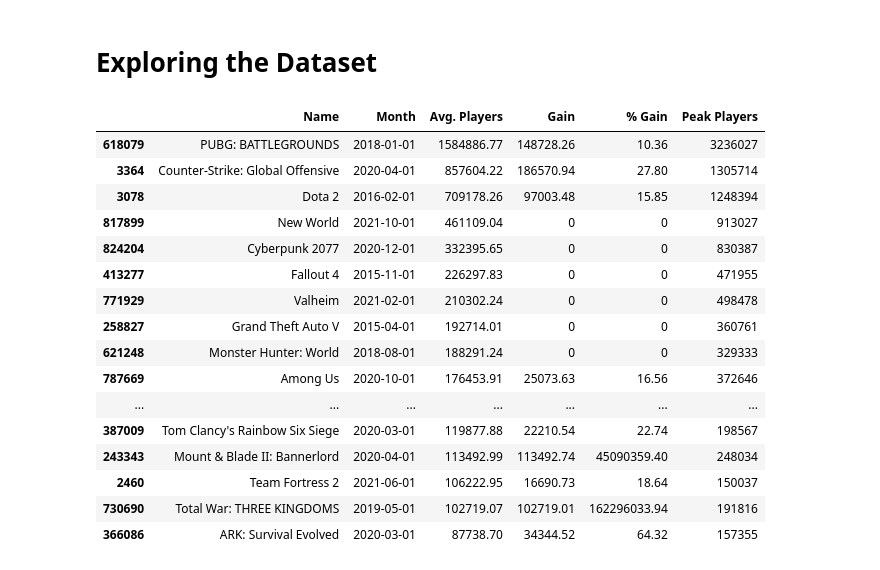
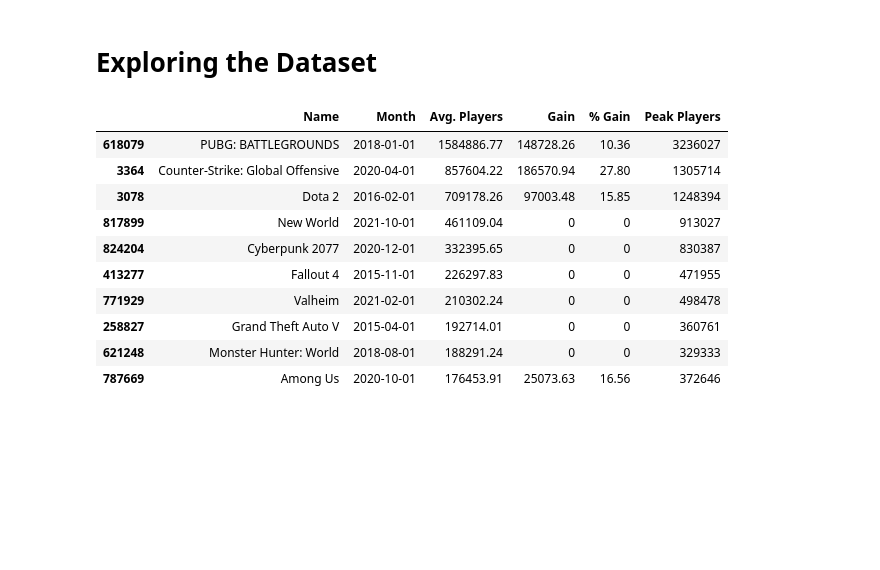
Before and after one commit to bryan9898/1015, a Jupyter notebook: Question 1/Question 1.ipynb, the cells around one changed output. Saved outputs shown, nothing was run; the diff lists cells and outputs as text; code cells hidden in the pictures; blank space fills up the shorter version.

```diff
--- a/Question 1/Question 1.ipynb
+++ b/Question 1/Question 1.ipynb
@@ -131,29 +131,23 @@ steam_data_clean.describe()
 # %% [markdown]
 # Exploring the Dataset
 # %%
-#Top 20 Games by Avg Players for all time
-Top_20_alltime = steam_data_clean.sort_values('Avg. Players', ascending=False)
+#Top 10 Games by Avg Players for all time
+Top_10_alltime = steam_data_clean.sort_values('Avg. Players', ascending=False)
 
 #Only keep the Highest occurence
-Top_20_alltime = Top_20_alltime.drop_duplicates(subset=['Name'], keep='first').head(20)
-Top_20_alltime
+Top_10_alltime = Top_10_alltime.drop_duplicates(subset=['Name'], keep='first').head(10)
+Top_10_alltime
 # %% [output]
 |  | Name | Month | Avg. Players | Gain | % Gain | Peak Players |
 | 618079 | PUBG: BATTLEGROUNDS | 2018-01-01 | 1584886.77 | 148728.26 | 10.36 | 3236027 |
 | 3364 | Counter-Strike: Global Offensive | 2020-04-01 | 857604.22 | 186570.94 | 27.80 | 1305714 |
 | 3078 | Dota 2 | 2016-02-01 | 709178.26 | 97003.48 | 15.85 | 1248394 |
 | 817899 | New World | 2021-10-01 | 461109.04 | 0 | 0 | 913027 |
 | 824204 | Cyberpunk 2077 | 2020-12-01 | 332395.65 | 0 | 0 | 830387 |
 | 413277 | Fallout 4 | 2015-11-01 | 226297.83 | 0 | 0 | 471955 |
 | 771929 | Valheim | 2021-02-01 | 210302.24 | 0 | 0 | 498478 |
 | 258827 | Grand Theft Auto V | 2015-04-01 | 192714.01 | 0 | 0 | 360761 |
 | 621248 | Monster Hunter: World | 2018-08-01 | 188291.24 | 0 | 0 | 329333 |
 | 787669 | Among Us | 2020-10-01 | 176453.91 | 25073.63 | 16.56 | 372646 |
-| ... | ... | ... | ... | ... | ... | ... |
-| 387009 | Tom Clancy's Rainbow Six Siege | 2020-03-01 | 119877.88 | 22210.54 | 22.74 | 198567 |
-| 243343 | Mount & Blade II: Bannerlord | 2020-04-01 | 113492.99 | 113492.74 | 45090359.40 | 248034 |
-| 2460 | Team Fortress 2 | 2021-06-01 | 106222.95 | 16690.73 | 18.64 | 150037 |
-| 730690 | Total War: THREE KINGDOMS | 2019-05-01 | 102719.07 | 102719.01 | 162296033.94 | 191816 |
-| 366086 | ARK: Survival Evolved | 2020-03-01 | 87738.70 | 34344.52 | 64.32 | 157355 |
 # %%
 #Exploring data range for Avg. Players
```
Also changed, not shown: parts of 16 cells of this notebook.
